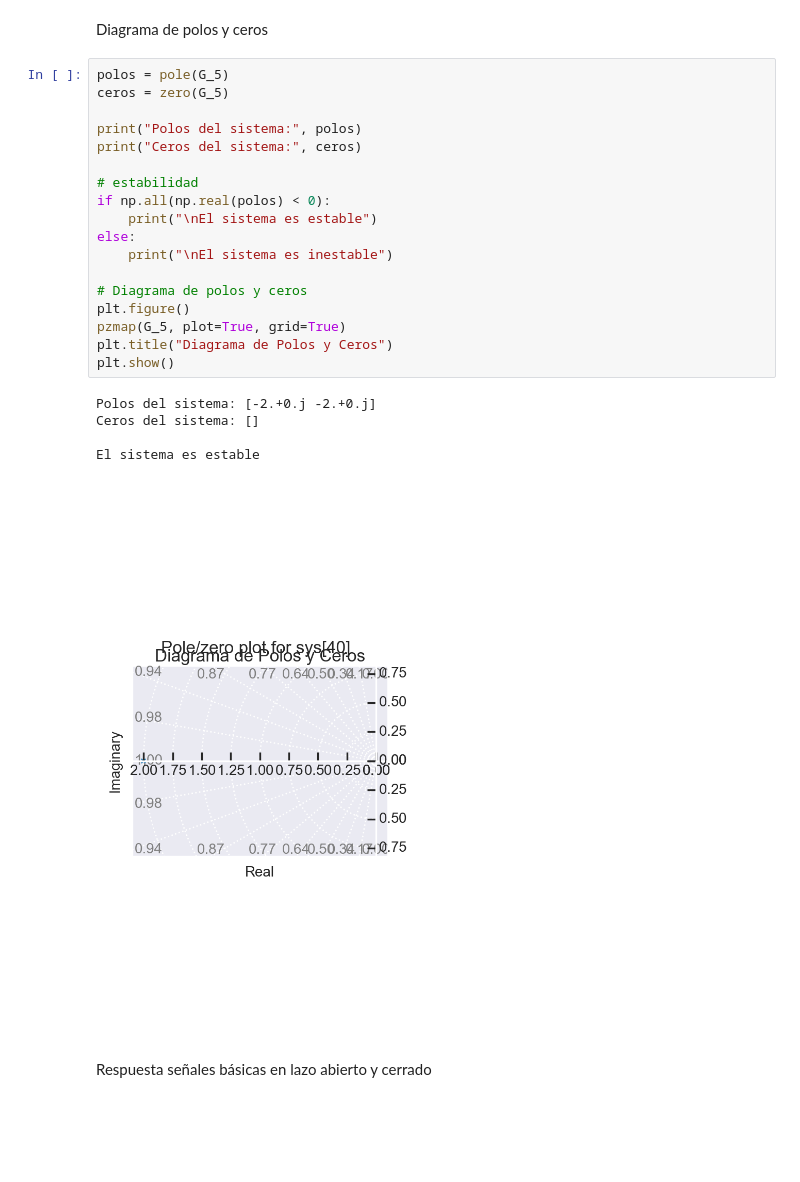
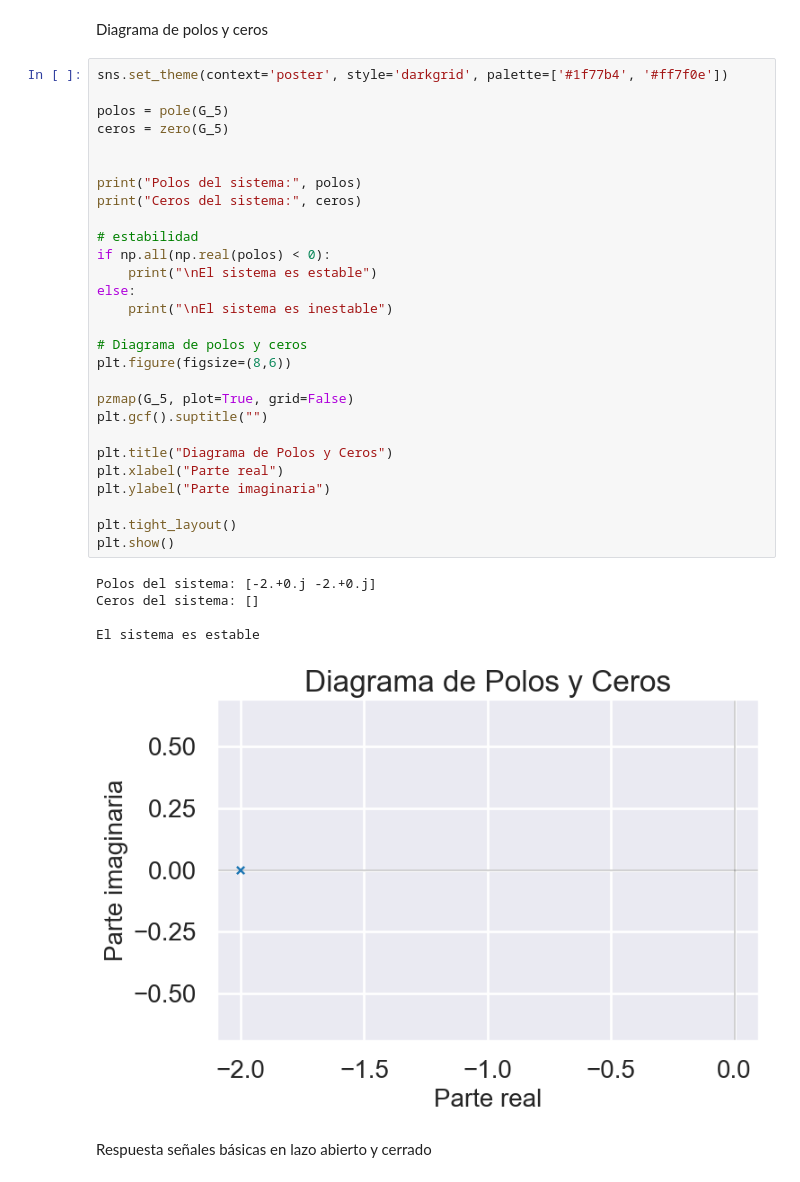
Before and after one commit to juandiego2205/Repository_lab_control, a Jupyter notebook: Code_Practica_1_sistemas_descritos.ipynb, the cells around one changed output. Drawn from its saved outputs; the diff is of its cells as text; blank space fills up the shorter version.

```diff
--- a/Code_Practica_1_sistemas_descritos.ipynb
+++ b/Code_Practica_1_sistemas_descritos.ipynb
@@ -379,29 +387,39 @@ Outputs (1): ['y[0]']
 # %% [markdown]
 Diagrama de polos y ceros
 # %%
+sns.set_theme(context='poster', style='darkgrid', palette=['#1f77b4', '#ff7f0e'])
+
 polos = pole(G_5)
 ceros = zero(G_5)
+
 
 print("Polos del sistema:", polos)
 print("Ceros del sistema:", ceros)
 
 # estabilidad
 if np.all(np.real(polos) < 0):
     print("\nEl sistema es estable")
 else:
     print("\nEl sistema es inestable")
 
 # Diagrama de polos y ceros
-plt.figure()
-pzmap(G_5, plot=True, grid=True)
+plt.figure(figsize=(8,6))
+
+pzmap(G_5, plot=True, grid=False)
+plt.gcf().suptitle("")
+
 plt.title("Diagrama de Polos y Ceros")
+plt.xlabel("Parte real")
+plt.ylabel("Parte imaginaria")
+
+plt.tight_layout()
 plt.show()
 # %% [output]
 Polos del sistema: [-2.+0.j -2.+0.j]
 Ceros del sistema: []
 
 El sistema es estable
-[figure, old version]
+[figure, new version]
 # %% [markdown]
 Respuesta señales básicas en lazo abierto y cerrado
 # %%
```
Also changed, not shown: parts of 4 cells of this notebook.
